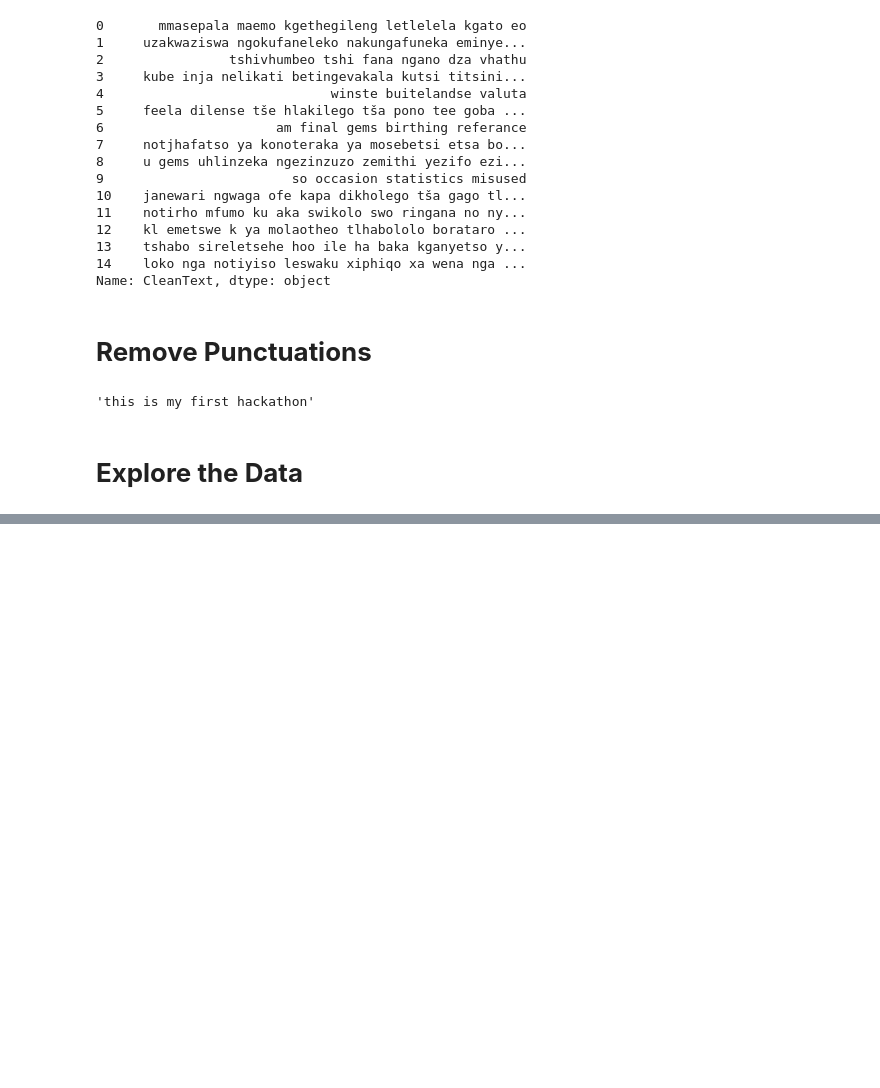
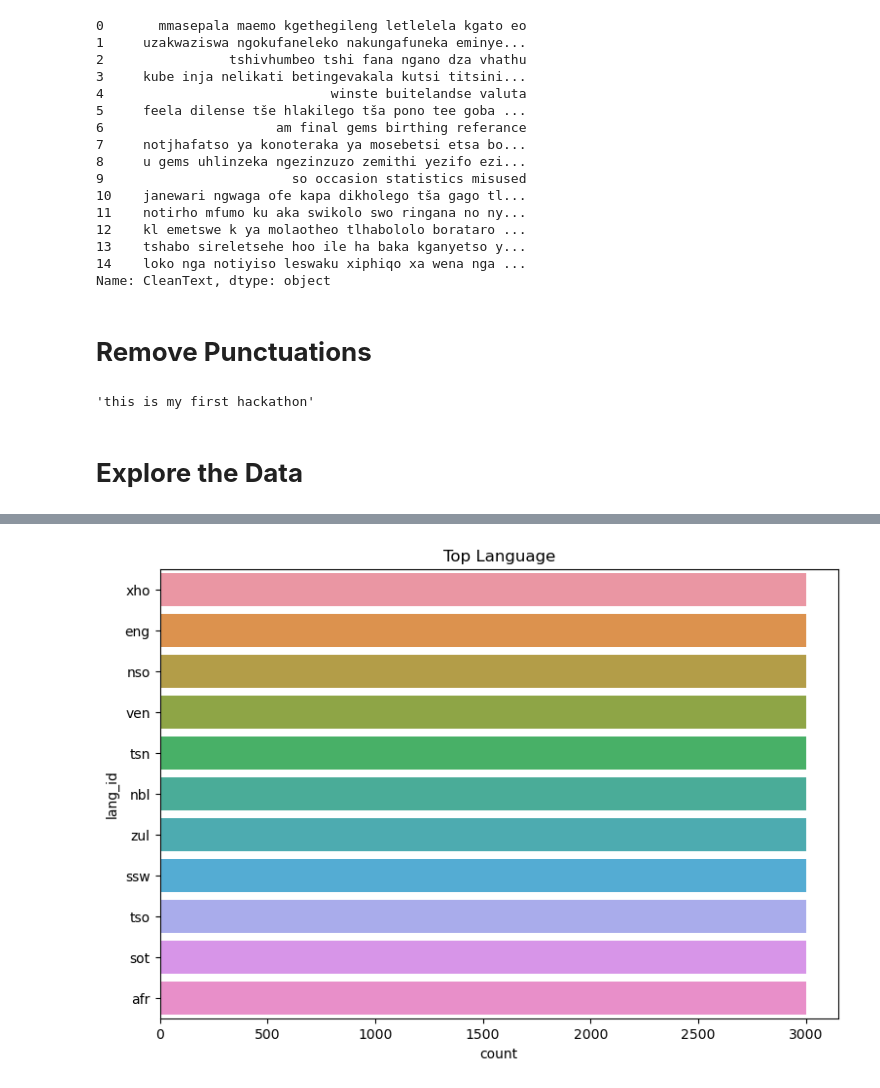
Before and after one commit to vascoeti/Language-IdentificationClassification-Hackathon, a Jupyter notebook: classification-hackathon.ipynb, the cells around one changed output, grey strips where cells are left out. Saved outputs shown, nothing was run; the diff lists cells and outputs as text; code cells hidden in the pictures; blank space fills up the shorter version.

```diff
--- a/classification-hackathon.ipynb
+++ b/classification-hackathon.ipynb
@@ -505,0 +510,7 @@ df.groupby('lang_id').describe(include=['O']).T
+# %%
+plt.figure(figsize=(9,6))
+sns.countplot(y=df.lang_id, order = df.lang_id.value_counts().iloc[:25].index)
+plt.title('Top Language')
+plt.show()
+# %% [output]
+[figure, added]
```
Also changed, not shown: parts of 34 cells of this notebook.
